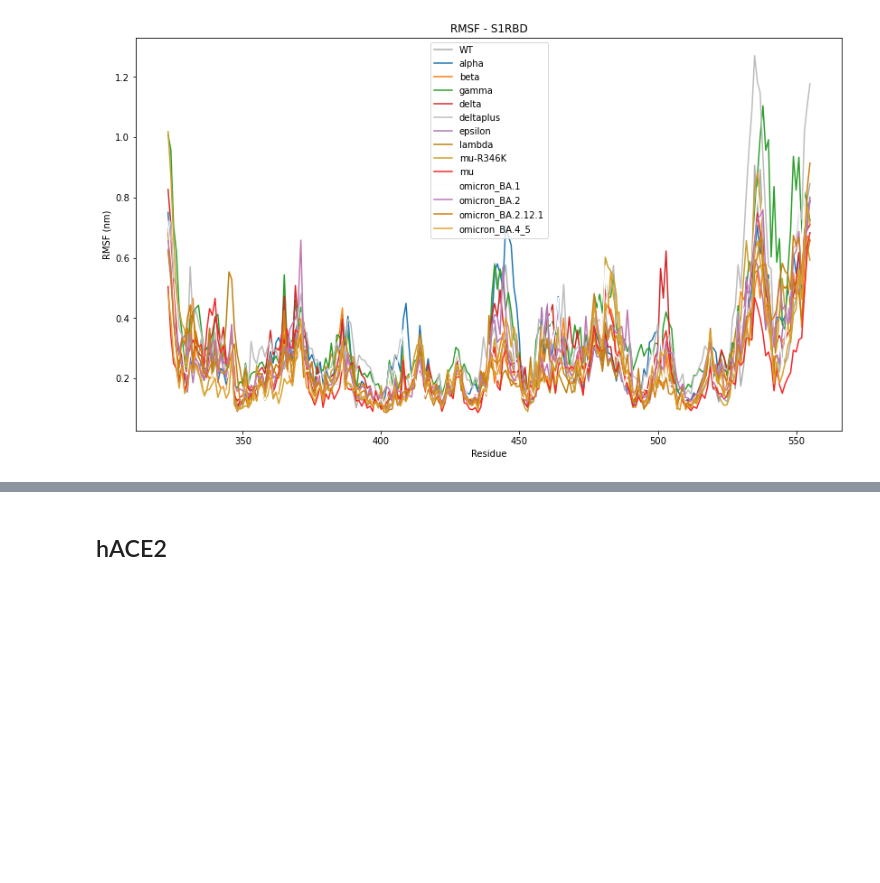
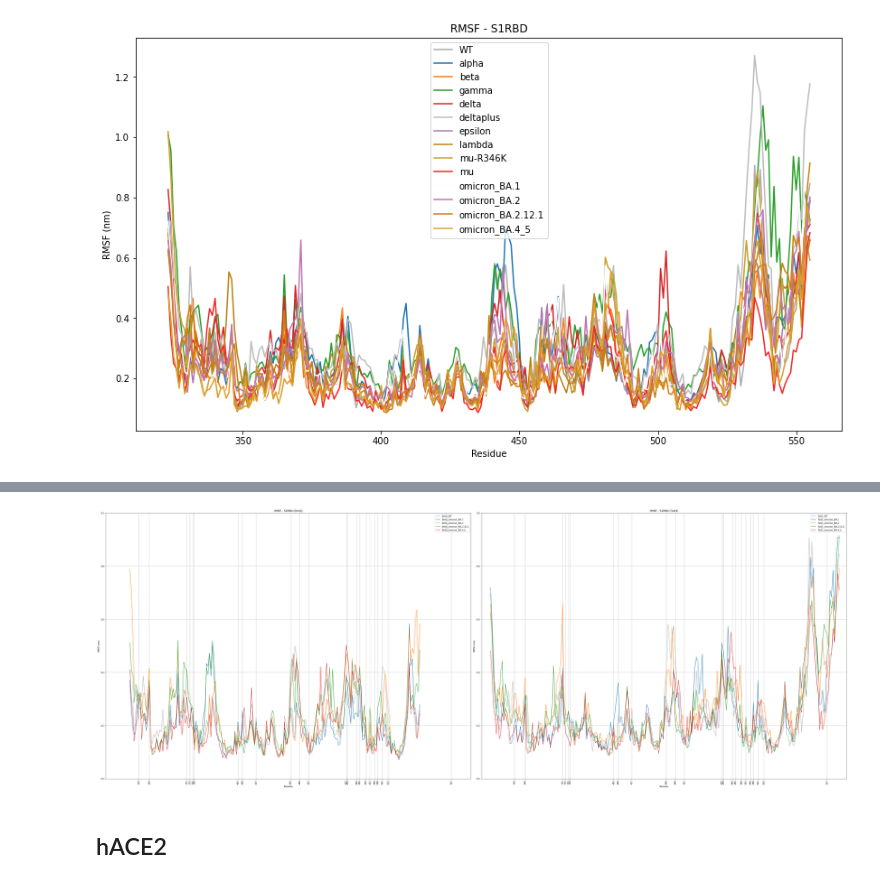
Before and after one commit to yuyuan871111/COVID19_Proj_toGitHub, a Jupyter notebook: Analysis/Gromacs_RMSF.ipynb, the cells around one changed output, grey strips where cells are left out. Drawn from its saved outputs; the diff is of its cells as text; code cells hidden in the pictures; blank space fills up the shorter version.

Commit message:
update structural visualization files

```diff
--- a/Analysis/Gromacs_RMSF.ipynb
+++ b/Analysis/Gromacs_RMSF.ipynb
@@ -110,6 +110,39 @@ df.head()
 | RMSF_S1RBD_pos335 | 0.2855 | 0.2028 | 0.3395 | 0.2550 | 0.1934 | 0.3430 | 0.3333 | 0.4554 | ... |
 | RMSF_S1RBD_pos336 | 0.1884 | 0.1455 | 0.2092 | 0.1547 | 0.1229 | 0.2388 | 0.2240 | 0.2037 | ... |
 | RMSF_S1RBD_pos337 | 0.2041 | 0.1917 | 0.2040 | 0.1430 | 0.1872 | 0.2090 | 0.2206 | 0.2832 | ... |
+# %%
+df_omicron_6m0j = S1RBD['6m0j'].data.filter(regex="WT|omicron")
+df_omicron_7a91 = S1RBD['7a91'].data.filter(regex="WT|omicron")
+
+fig, axes = plt.subplots(1,2, figsize=[48,18])
+colorlist = ['#adadad', '#1f77b4', '#ff7f0e', '#2ca02c', '#d62728']
+
+for jdx, (data, pdbcode) in enumerate(zip([df_omicron_6m0j, df_omicron_7a91], ["6m0j", "7a91"])):
+    residue = [int(each.replace("RMSF_S1RBD_pos", "")) for each in data.index]
+    variants_name = data.columns
+
+    for eachname, eachcolor in zip(variants_name, colorlist):
+        axes[jdx].plot(residue, data[eachname], label=eachname, color = eachcolor)
+
+    axes[jdx].set_title(f"RMSF - S1RBD ({pdbcode})")
+    axes[jdx].set_xlabel('Residue')
+    axes[jdx].set_xlim([317,560])
+    axes[jdx].set_ylabel('RMSF (nm)')
+    axes[jdx].set_ylim([0,1])
+    axes[jdx].ticklabel_format(axis="y")
+    axes[jdx].set_xticks(
+        [339, 346, 371, 373, 375, 376, 405, 408, 417, 440, 446, 452, 477, 478, 484, 486, 490, 493, 496, 498, 501, 505, 547]
+    )
+    axes[jdx].set_xticklabels(
+        [339, 346, 371, 373, 375, 376, 405, 408, 417, 440, 446, 452, 477, 478, 484, 486, 490, 493, 496, 498, 501, 505, 547],
+        rotation = 90
+    )
+    axes[jdx].legend()
+    axes[jdx].grid()
+plt.tight_layout()
+plt.show()
+# %% [output]
+[figure, added]
 # %% [markdown]
 ## hACE2
 # %%
```
Also changed, not shown: 59 other files.
